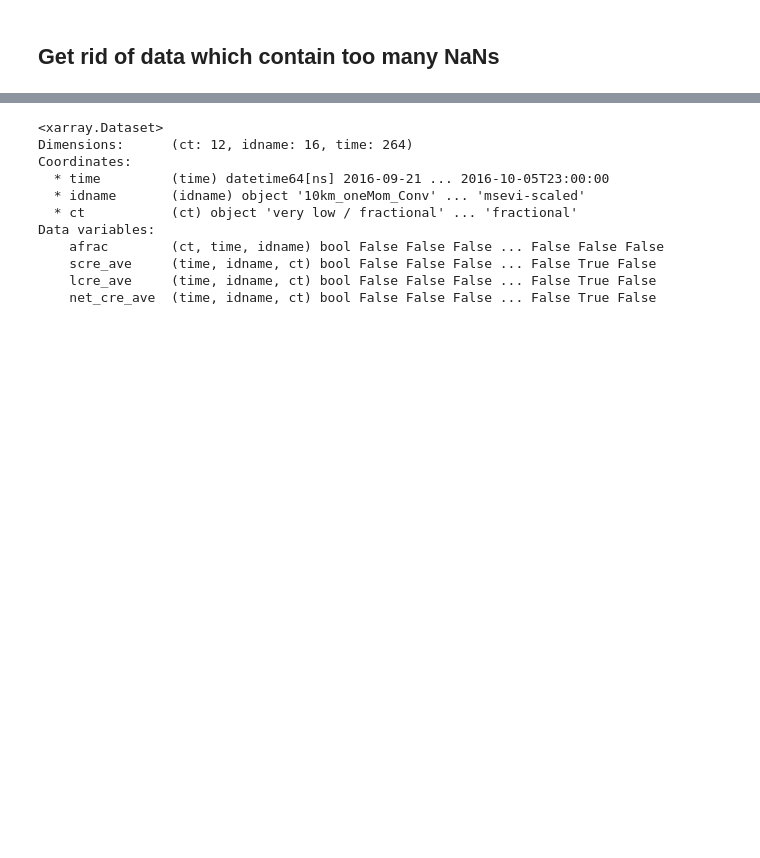
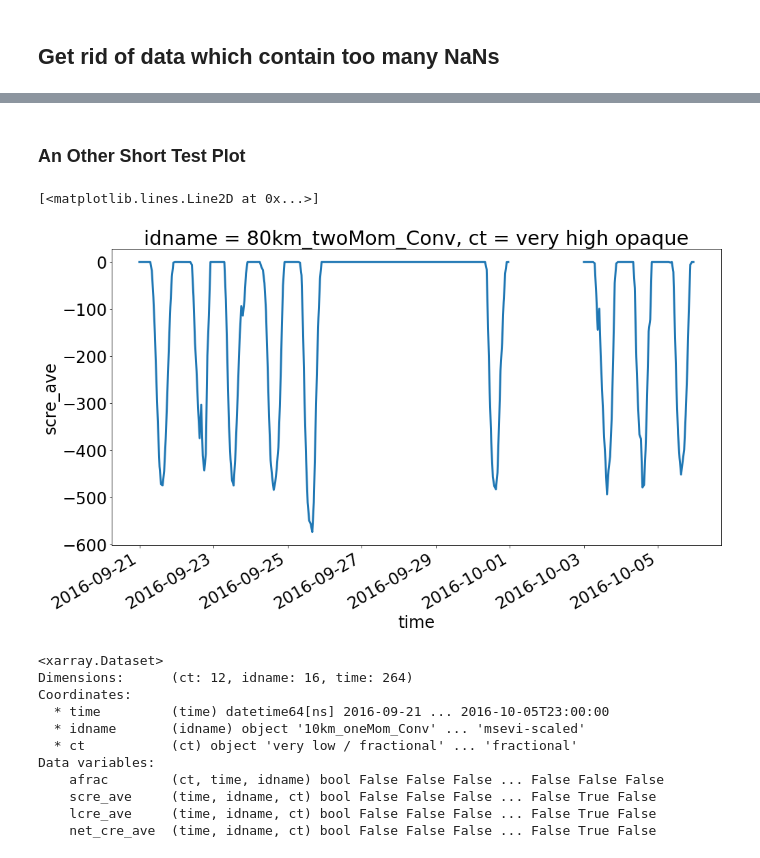
Before and after one commit to fsenf/nbook.CRE-2020-paper-plots, a Jupyter notebook: nbooks/07-overcast_CRE-per-ct_plots.ipynb, the cells around one changed output, grey strips where cells are left out. Drawn from its saved outputs; the diff is of its cells as text; code cells hidden in the pictures; blank space fills up the shorter version.

```diff
--- a/nbooks/07-overcast_CRE-per-ct_plots.ipynb
+++ b/nbooks/07-overcast_CRE-per-ct_plots.ipynb
@@ -99,0 +125,33 @@ The problems with the NaNs is that the average values and std of shortwave fluxe
+# %%
+def cosfit_for_day( dset, date, ct = 'very high opaque', idname = '80km_twoMom_Conv' ):
+
+    d = dset.sel( ct = ct, idname =  idname, time = date)
+
+    y = d['scre_ave'].data
+    t = np.linspace( 0, 1, len(y))
+
+    m = np.isfinite( y )
+    tm = t[m]
+    ym = y[m]
+
+    popt, pcov = scipy.optimize.curve_fit( cos, tm, ym, p0 = [-250,0.6] )
+
+    # print( popt)
+    # pl.plot( t, y )
+
+    y_update = y.copy()
+    y_update[~m] = cos(t[~m], *popt)
+
+    d['scre_ave'].data[:] = y_update
+    return
+# %%
+
+def cosfit_update(dset, ct = 'very high opaque', idname = '80km_twoMom_Conv' ):
+
+    d_range = pd.date_range( '20160921', '20161005')
+
+    for d in d_range:
+        try:
+            cosfit_for_day( dset, d.strftime('%Y%m%d'), ct = ct, idname = idname )
+        except:
+            print('no fit at %s' % d)
@@ -100,3 +172,10 @@ The problems with the NaNs is that the average values and std of shortwave fluxe
+# %% [markdown]
+### An Other Short Test Plot
+# %%
+cset.sel(  ct = 'very high opaque', idname = '80km_twoMom_Conv' )['scre_ave'].plot()
+# %% [output]
+[<matplotlib.lines.Line2D at 0x...>]
+[figure, added]
 # %%
 #mask = cset.isnull().sum('time') < 10
 #cset = cset.where(mask)
```
Also changed, not shown: parts of 12 cells of this notebook, 13 other files.
